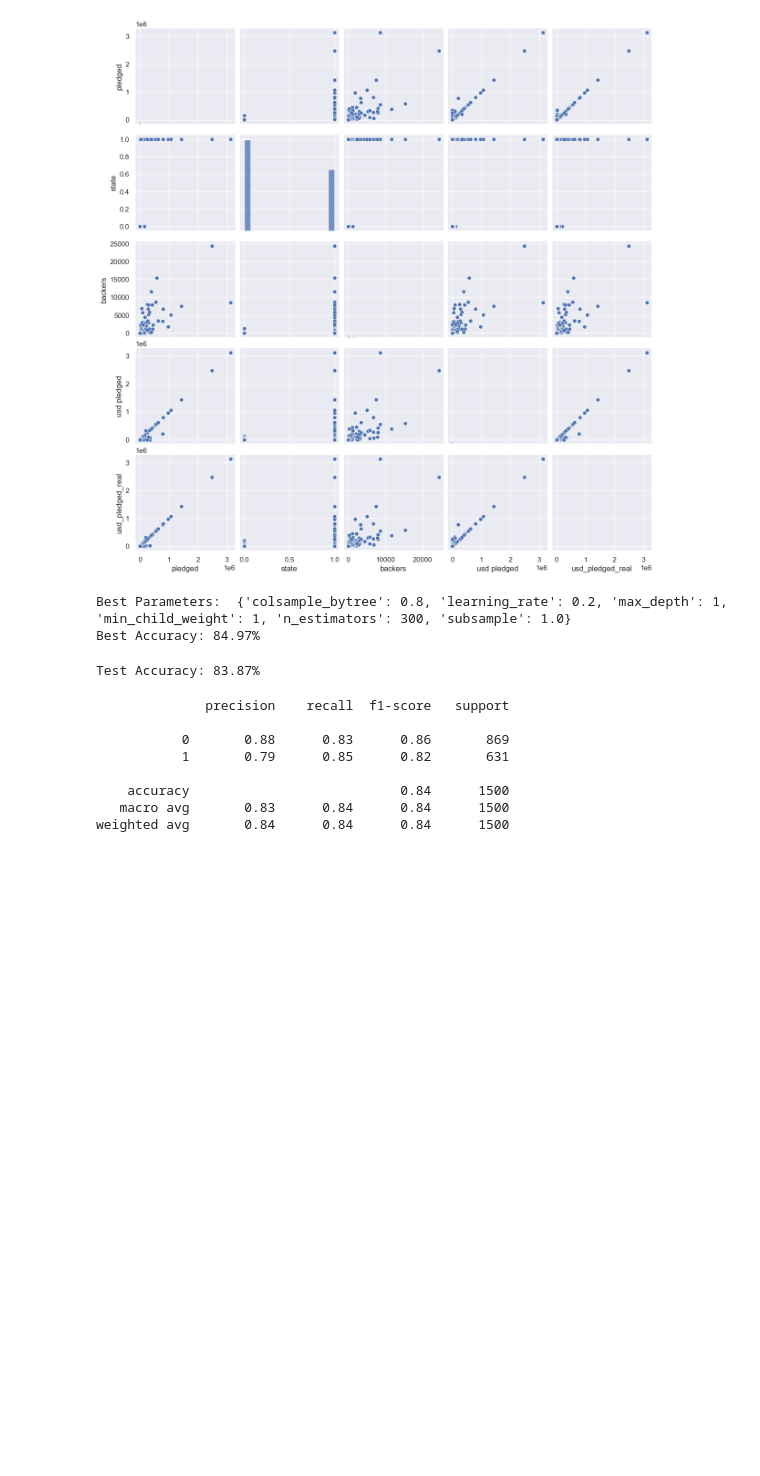
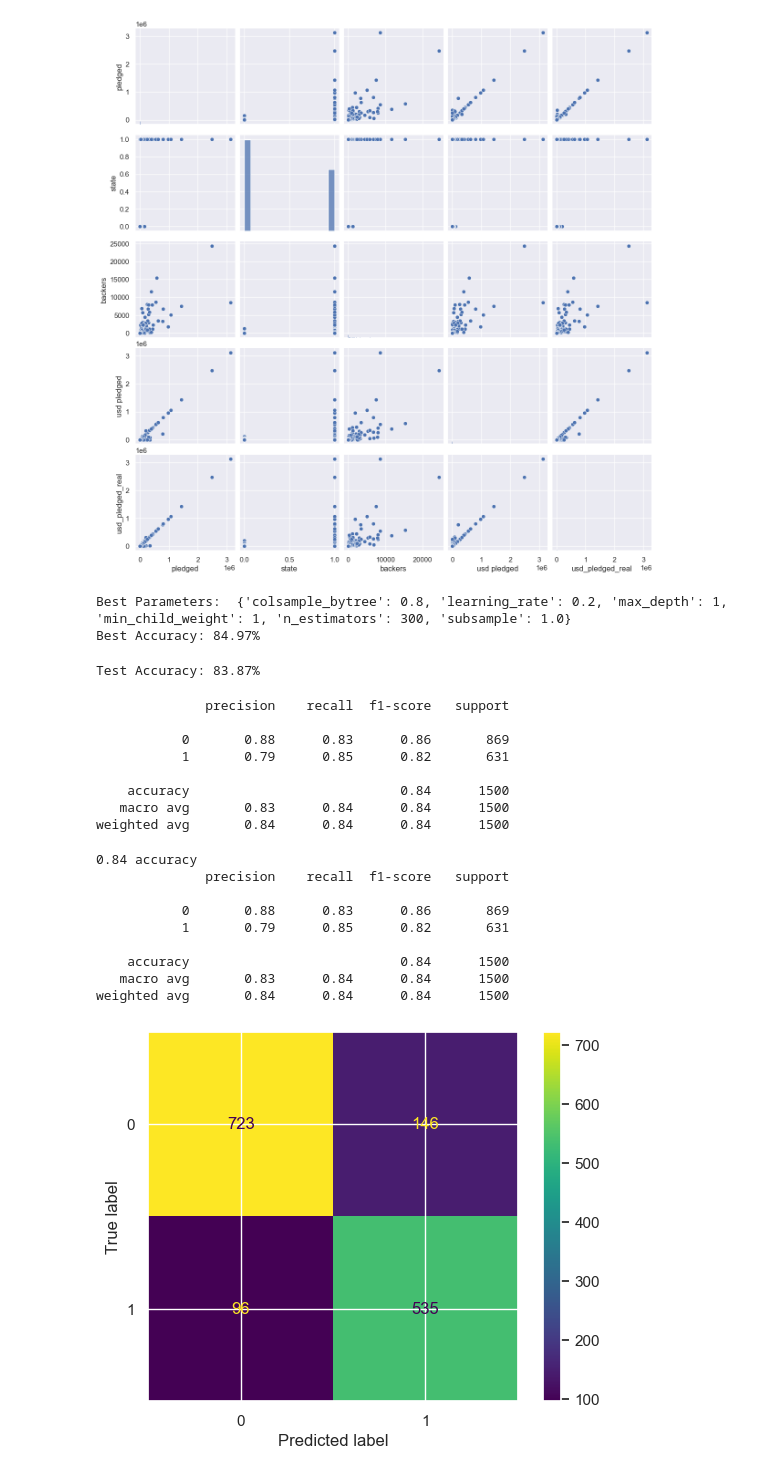
Before and after one commit to JoseBambora/ProjetoDAA, a Jupyter notebook: DatasetGroup/xgboost.ipynb, the cells around one changed output. Drawn from its saved outputs; the diff is of its cells as text; code cells hidden in the pictures; blank space fills up the shorter version.

```diff
--- a/DatasetGroup/xgboost.ipynb
+++ b/DatasetGroup/xgboost.ipynb
@@ -125,3 +125,24 @@ print(classification_report(y_test,y_pred))
     accuracy                           0.84      1500
    macro avg       0.83      0.84      0.84      1500
 weighted avg       0.84      0.84      0.84      1500
+# %%
+from sklearn.metrics import classification_report,ConfusionMatrixDisplay, accuracy_score
+def stats_confusion_matrix(model,x_test,y_test):
+    predictions = model.predict(x_test)
+    print("%0.2f accuracy" % (accuracy_score(y_test,predictions)))
+    print(classification_report(y_test,predictions))
+    ConfusionMatrixDisplay.from_predictions(y_test, predictions)
+    plt.show()
+# %%
+stats_confusion_matrix(best_model,X_test,y_test)
+# %% [output]
+0.84 accuracy
+              precision    recall  f1-score   support
+
+           0       0.88      0.83      0.86       869
+           1       0.79      0.85      0.82       631
+
+    accuracy                           0.84      1500
+   macro avg       0.83      0.84      0.84      1500
+weighted avg       0.84      0.84      0.84      1500
+[figure, added]
```
